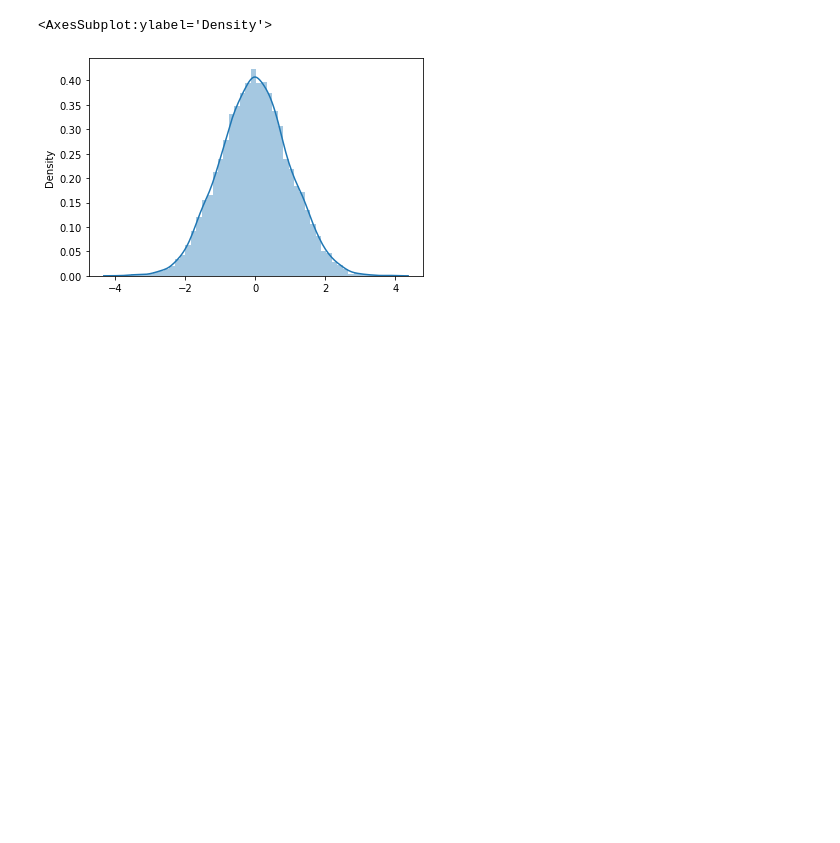
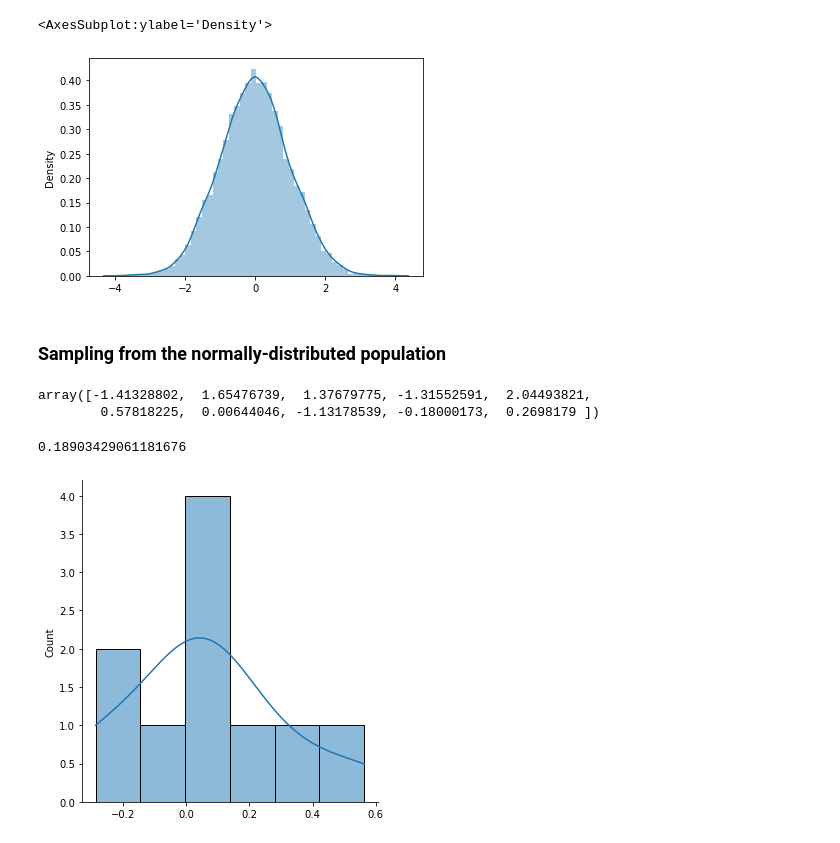
Before and after one commit to Shemnderitu/Statisticsfordatascience, a Jupyter notebook: Prac3.ipynb, the cells around one changed output. Drawn from its saved outputs; the diff is of its cells as text; code cells hidden in the pictures; blank space fills up the shorter version.

Commit message:
Plotting distribution plots showing CLT

```diff
--- a/Prac3.ipynb
+++ b/Prac3.ipynb
@@ -111,3 +111,27 @@ sns.distplot(x)
 # %% [output]
 <AxesSubplot:ylabel='Density'>
 [figure]
+# %% [markdown]
+### Sampling from the normally-distributed population
+# %%
+x_sample = np.random.choice(x, size = 10, replace=False)
+x_sample
+# %% [output]
+array([-1.41328802,  1.65476739,  1.37679775, -1.31552591,  2.04493821,
+        0.57818225,  0.00644046, -1.13178539, -0.18000173,  0.2698179 ])
+# %%
+stats.mean(x_sample)
+# %% [output]
+0.18903429061181676
+# %%
+def sample_mean_calculator(population_array, sample_size, n_samples):
+    sample_means = []
+    for _ in range(n_samples):
+        sample = np.random.choice(population_array, size=sample_size, replace=False)
+        sample_mean = stats.mean(sample)
+        sample_means.append(sample_mean)
+    return sample_means
+# %%
+_ = sns.displot(sample_mean_calculator(x, 10, 10), kde = True)
+# %% [output]
+[figure, added]
```
Also changed, not shown: parts of 2 cells of this notebook.
